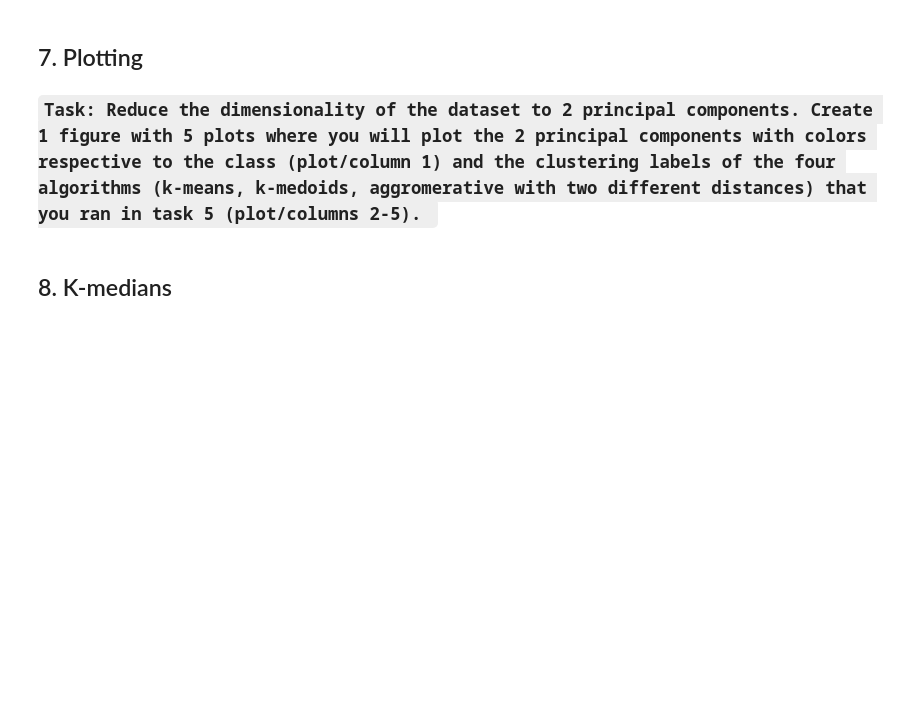
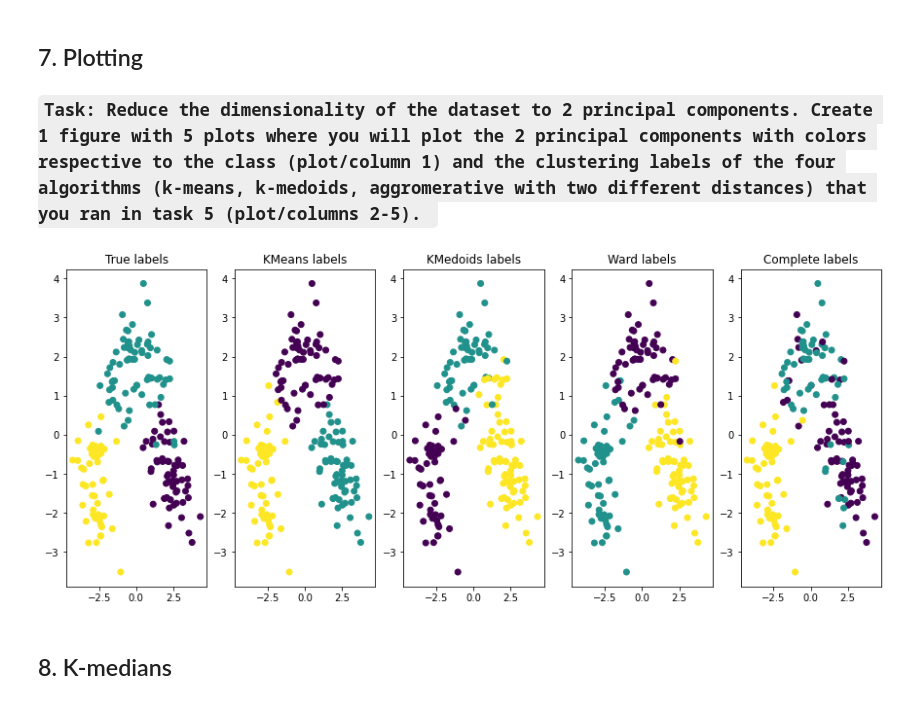
Before and after one commit to majidhas/Data-Mining-Code, a Jupyter notebook: Practice 2/Clustering.ipynb, the cells around one changed output. Cells and saved outputs as stored; diff of their text form; code cells hidden in the pictures; blank space fills up the shorter version.

```diff
--- a/Practice 2/Clustering.ipynb
+++ b/Practice 2/Clustering.ipynb
@@ -465,16 +466,37 @@ Silhouette Score:  0.204 Purity:  0.837
 # %%
 """
 step 1: Reduce the dimensionality of the standardized dataset in 2 Principal Components, with Principal Component analysis.  store the reduced dataset in **pca_2d**
 step 2: Create a sublot object with 1 row and 5 columns
 step 3: Plot the two principal components (use a scatterplot) with colors respective to the true labels
 step 4-7: Plot the two principal components (use a scatterplot) with colors respective to the clustering labels of the algorithms that we ran above
 you can check Lab2-Unsuperised learning for a similar example
 don't forget to put the titles on the respective plots!
 """
 
-pca_2d = np.zeros((10,10)) #change this
 
 # write your code here
+
+pca_2d = PCA(n_components=2).fit_transform(data_standardized)
+y = wine.target
+
+fig , ax = plt.subplots(1,5, figsize=(15, 6))
+
+ax[0].scatter(pca_2d[:,0],pca_2d[:,1], c=y)
+ax[0].set_title('True labels')
+
+ax[1].scatter(pca_2d[:,0],pca_2d[:,1], c=kmeans_labels)
+ax[1].set_title('KMeans labels')
+
+ax[2].scatter(pca_2d[:,0],pca_2d[:,1], c=kmedoids_labels)
+ax[2].set_title('KMedoids labels')
+
+ax[3].scatter(pca_2d[:,0],pca_2d[:,1], c=ward_labels)
+ax[3].set_title('Ward labels')
+
+ax[4].scatter(pca_2d[:,0],pca_2d[:,1], c=complete_labels)
+ax[4].set_title('Complete labels');
+# %% [output]
+[figure, added]
 # %% [markdown]
 ## 8. K-medians
 # %% [markdown]
```
Also changed, not shown: parts of 3 cells of this notebook.
